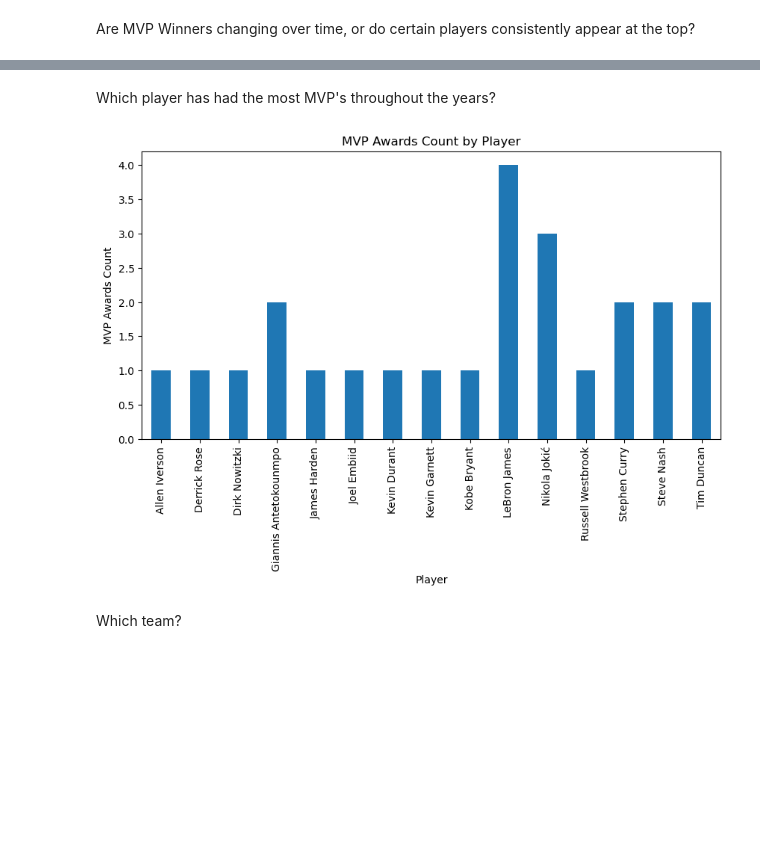
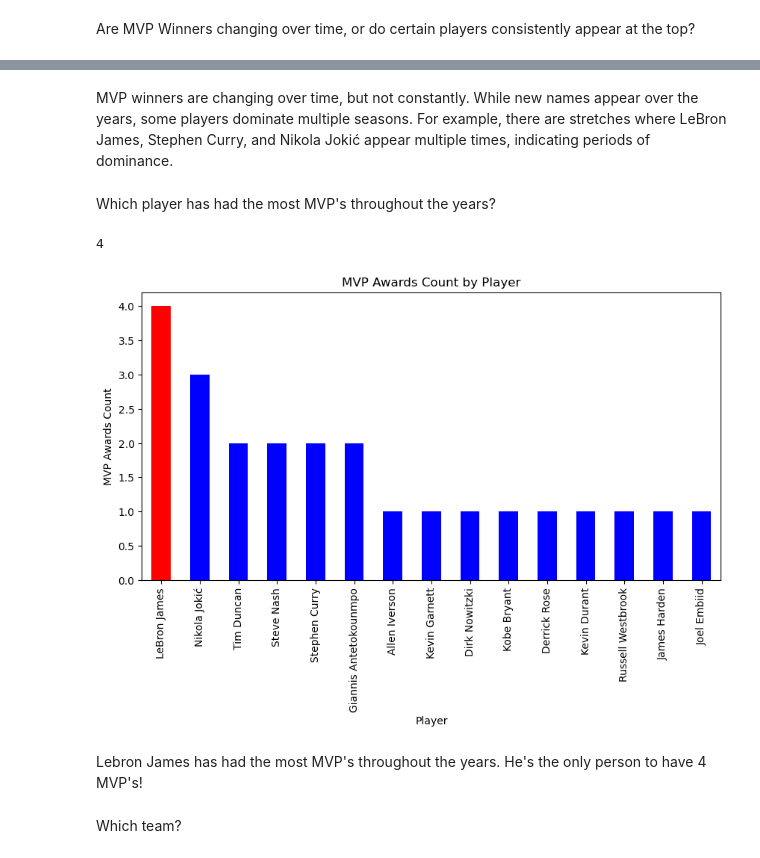
Before and after one commit to khadazhaia/nba-stats, a Jupyter notebook: notebooks/khadazhaia_eda.ipynb, the cells around one changed output, grey strips where cells are left out. Drawn from its saved outputs; the diff is of its cells as text; code cells hidden in the pictures; blank space fills up the shorter version.

```diff
--- a/notebooks/khadazhaia_eda.ipynb
+++ b/notebooks/khadazhaia_eda.ipynb
@@ -119,0 +116,5 @@ The line moves towards Giannis Antetokounmpo, Nikola Jokić, and Joel Embiid, re
+# %%
+# Count MVPs per player
+mvp_count = mvp["Player"].value_counts()
+
+mvp_count
@@ -120,13 +168,30 @@ The line moves towards Giannis Antetokounmpo, Nikola Jokić, and Joel Embiid, re
+# %% [markdown]
+MVP winners are changing over time, but not constantly. While new names appear over the years, some players dominate multiple seasons.
+For example, there are stretches where LeBron James, Stephen Curry, and Nikola Jokić appear multiple times, indicating periods of dominance.
 # %% [markdown]
 Which player has had the most MVP's throughout the years?
+# %%
+max_mvp = mvp_count.max()
+
+max_mvp
+# %% [output]
+4
 # %%
+
+# Assign colors: Red for the max value, blue for others
+colors = ['red' if count == max_mvp else 'blue' for count in mvp_count]
+
+# Plot the bar chart
 plt.figure(figsize=(10, 5))
-mvp_count = mvp.groupby("Player")["Awards"].count().plot.bar()
-plt.title('MVP Awards Count by Player')
-plt.xlabel('Player')
-plt.ylabel('MVP Awards Count')
+mvp_count.plot(kind='bar', color=colors)
+plt.title("MVP Awards Count by Player")
+plt.xlabel("Player")
+plt.ylabel("MVP Awards Count")
+plt.xticks(rotation=90)
 plt.show()
 # %% [output]
-[figure, old version]
+[figure, new version]
+# %% [markdown]
+Lebron James has had the most MVP's throughout the years. He's the only person to have 4 MVP's!
 # %% [markdown]
 Which team?
```
Also changed, not shown: parts of 21 cells of this notebook.
